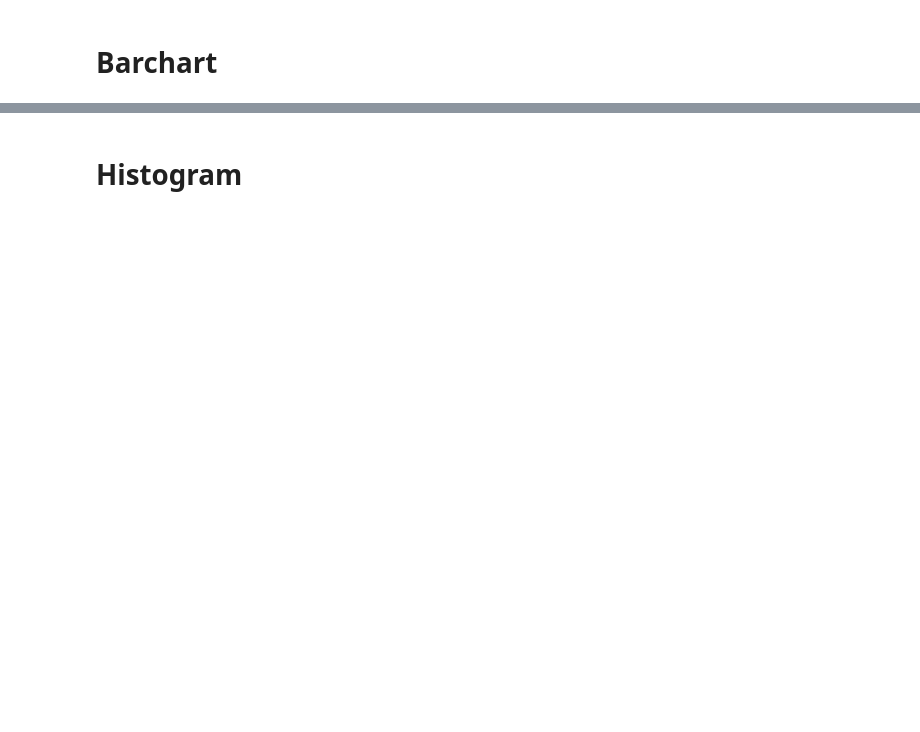
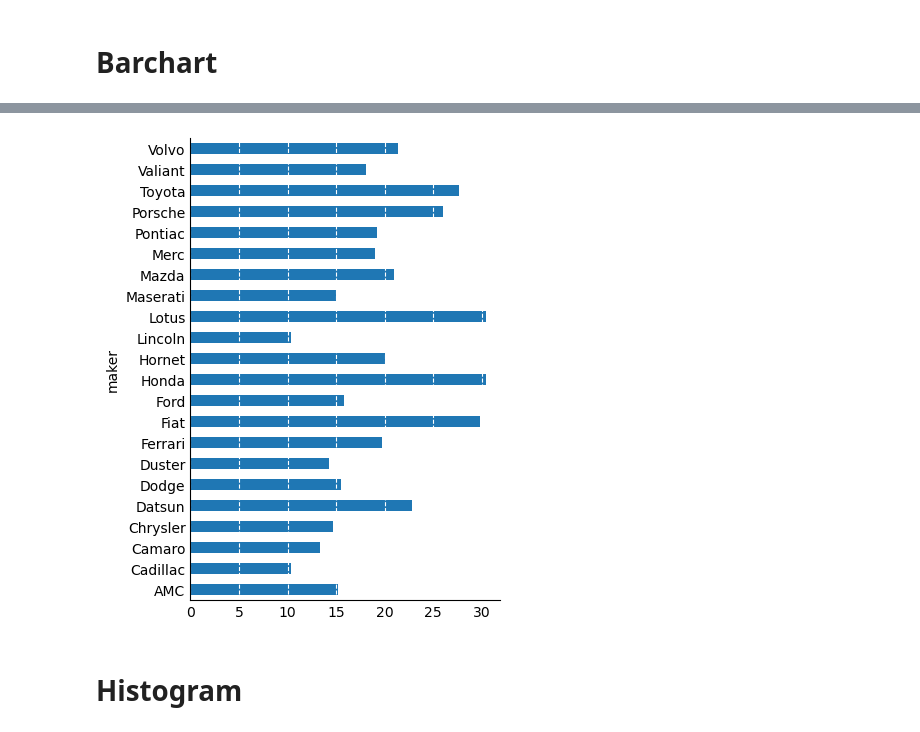
Before and after one commit to usaid1511/Machine-learning-basics, a Jupyter notebook: data-viz-using-matplotlib-seaborn-for-beginners.ipynb, the cells around one changed output, grey strips where cells are left out. Drawn from its saved outputs; the diff is of its cells as text; code cells hidden in the pictures; blank space fills up the shorter version.

Commit message:
Kaggle Notebook | Data viz. using matplotlib & seaborn for beginners | Version 4

```diff
--- a/data-viz-using-matplotlib-seaborn-for-beginners.ipynb
+++ b/data-viz-using-matplotlib-seaborn-for-beginners.ipynb
@@ -47,10 +101,13 @@ av_mpg.plot(kind="barh")
 # %%
+# more customized version with grid also
 plt.figure(figsize=(4, 6))
 ax = plt.gca()
 av_mpg.plot(kind="barh")
-plt.grid(axis = 'x', color ='grey', linestyle='--')
+plt.grid(axis = 'x', color ='white', linestyle='--')
 ax.tick_params(axis='both', which='both',length=0)
 sns.despine()
+# %% [output]
+[figure, added]
 # %% [markdown]
 # Histogram
 # %%
```
Also changed, not shown: parts of 30 cells of this notebook.
